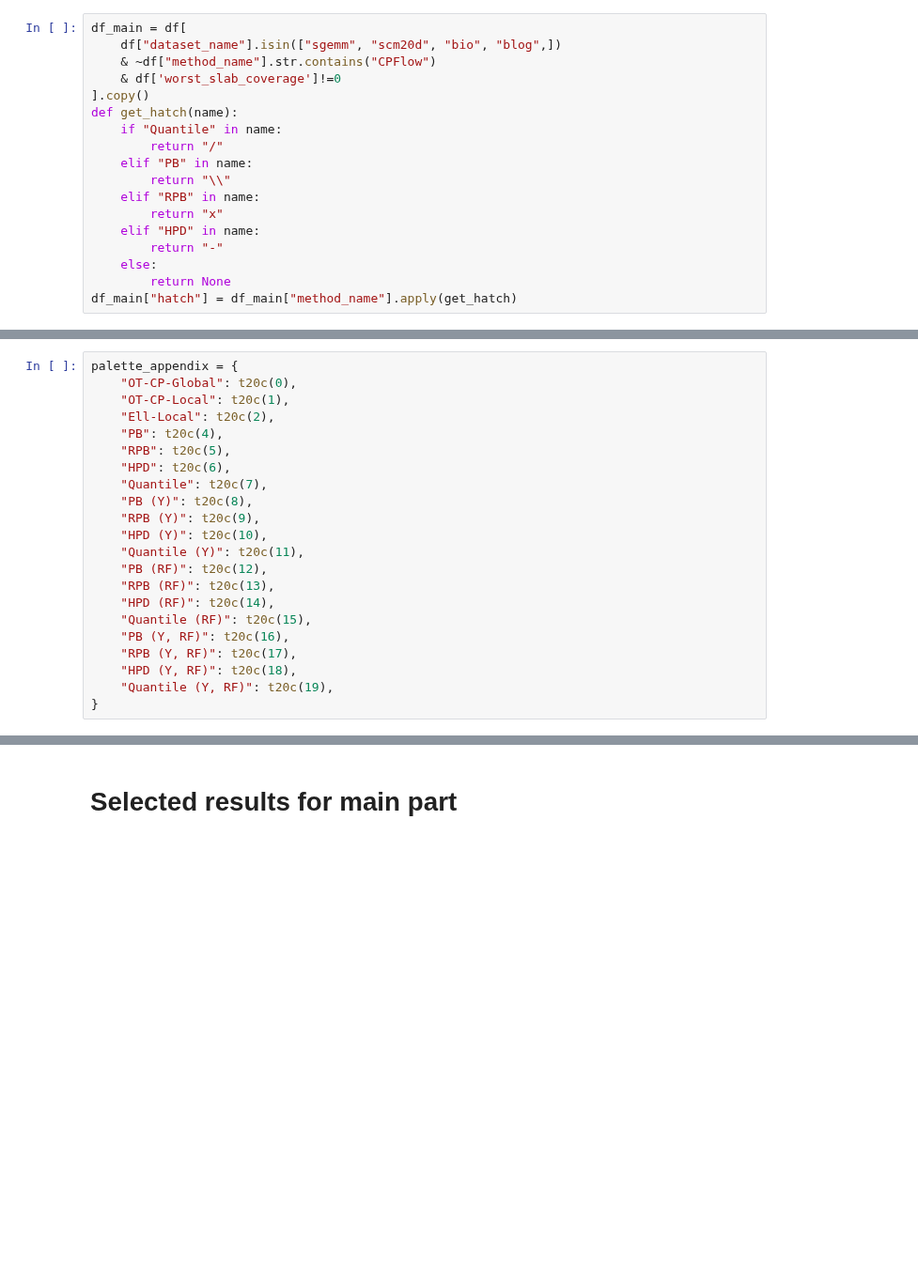
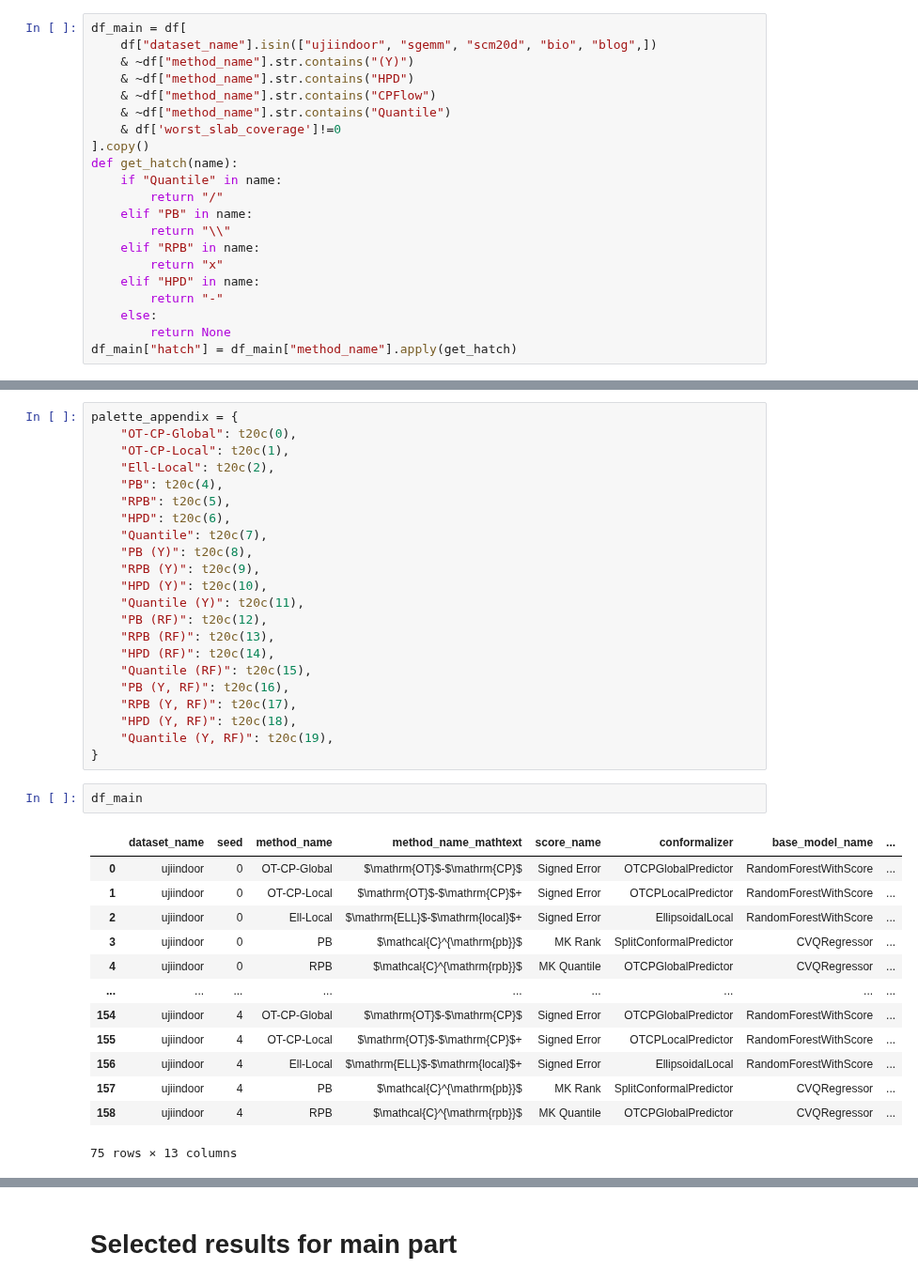
Before and after one commit to VldKnd/conditional_quantile_function, a Jupyter notebook: notebooks/conformal/plot_results.ipynb, the cells around one changed output, grey strips where cells are left out. Shown at 94% size. Cells and saved outputs as stored; diff of their text form; blank space fills up the shorter version.

```diff
--- a/notebooks/conformal/plot_results.ipynb
+++ b/notebooks/conformal/plot_results.ipynb
@@ -163,7 +257,10 @@ for ax in g_all.axes.flatten():
 # %%
 df_main = df[
-    df["dataset_name"].isin(["sgemm", "scm20d", "bio", "blog",])
+    df["dataset_name"].isin(["ujiindoor", "sgemm", "scm20d", "bio", "blog",])
+    & ~df["method_name"].str.contains("(Y)")
+    & ~df["method_name"].str.contains("HPD")
     & ~df["method_name"].str.contains("CPFlow")
+    & ~df["method_name"].str.contains("Quantile")
     & df['worst_slab_coverage']!=0
 ].copy()
 def get_hatch(name):
@@ -214,6 +320,22 @@ palette_appendix = {
     "HPD (Y, RF)": t20c(18),
     "Quantile (Y, RF)": t20c(19),
 }
+# %%
+df_main
+# %% [output]
+|  | dataset_name | seed | method_name | method_name_mathtext | score_name | conformalizer | base_model_name | ... |
+| 0 | ujiindoor | 0 | OT-CP-Global | $\mathrm{OT}$-$\mathrm{CP}$ | Signed Error | OTCPGlobalPredictor | RandomForestWithScore | ... |
+| 1 | ujiindoor | 0 | OT-CP-Local | $\mathrm{OT}$-$\mathrm{CP}$+ | Signed Error | OTCPLocalPredictor | RandomForestWithScore | ... |
+| 2 | ujiindoor | 0 | Ell-Local | $\mathrm{ELL}$-$\mathrm{local}$+ | Signed Error | EllipsoidalLocal | RandomForestWithScore | ... |
+| 3 | ujiindoor | 0 | PB | $\mathcal{C}^{\mathrm{pb}}$ | MK Rank | SplitConformalPredictor | CVQRegressor | ... |
+| 4 | ujiindoor | 0 | RPB | $\mathcal{C}^{\mathrm{rpb}}$ | MK Quantile | OTCPGlobalPredictor | CVQRegressor | ... |
+| ... | ... | ... | ... | ... | ... | ... | ... | ... |
+| 154 | ujiindoor | 4 | OT-CP-Global | $\mathrm{OT}$-$\mathrm{CP}$ | Signed Error | OTCPGlobalPredictor | RandomForestWithScore | ... |
+| 155 | ujiindoor | 4 | OT-CP-Local | $\mathrm{OT}$-$\mathrm{CP}$+ | Signed Error | OTCPLocalPredictor | RandomForestWithScore | ... |
+| 156 | ujiindoor | 4 | Ell-Local | $\mathrm{ELL}$-$\mathrm{local}$+ | Signed Error | EllipsoidalLocal | RandomForestWithScore | ... |
+| 157 | ujiindoor | 4 | PB | $\mathcal{C}^{\mathrm{pb}}$ | MK Rank | SplitConformalPredictor | CVQRegressor | ... |
+| 158 | ujiindoor | 4 | RPB | $\mathcal{C}^{\mathrm{rpb}}$ | MK Quantile | OTCPGlobalPredictor | CVQRegressor | ... |
+75 rows × 13 columns
 # %%
 #n_facets_to_plot = new_ugly_filter_wsc_df["dataset_name"].nunique()
 #print(n_facets_to_plot)
```
Also changed, not shown: parts of 26 cells of this notebook, 17 other files.
